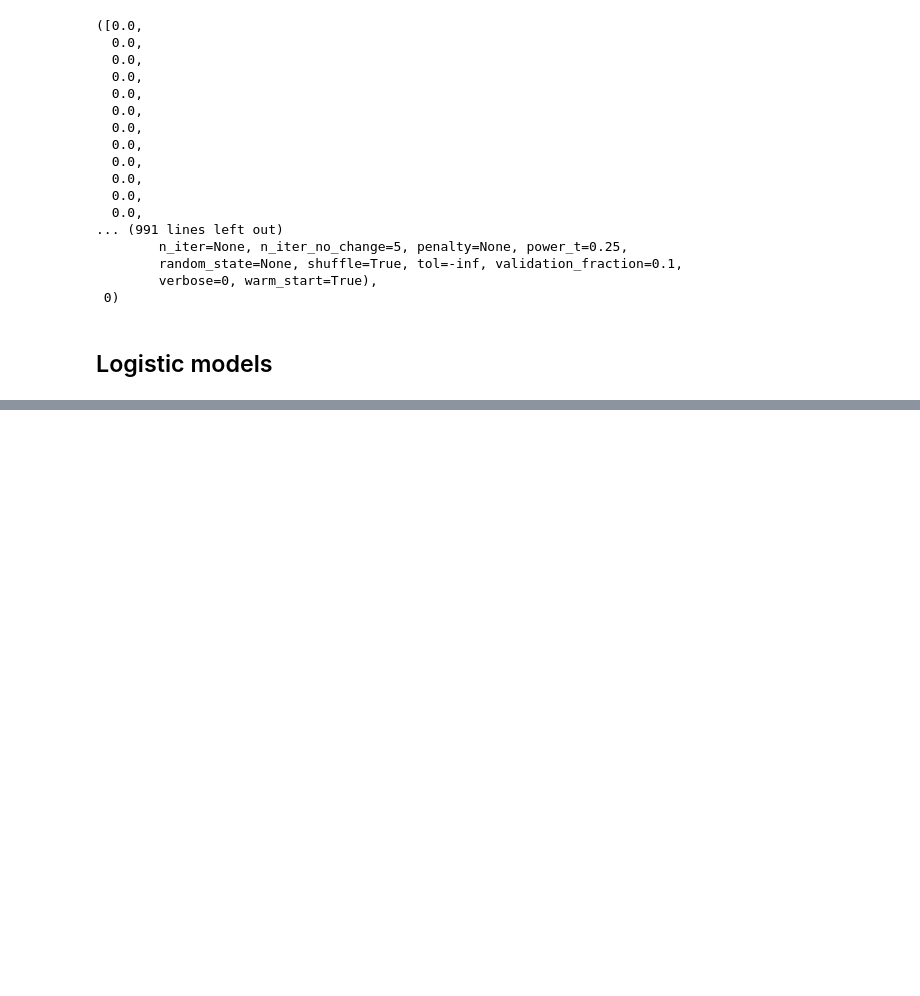
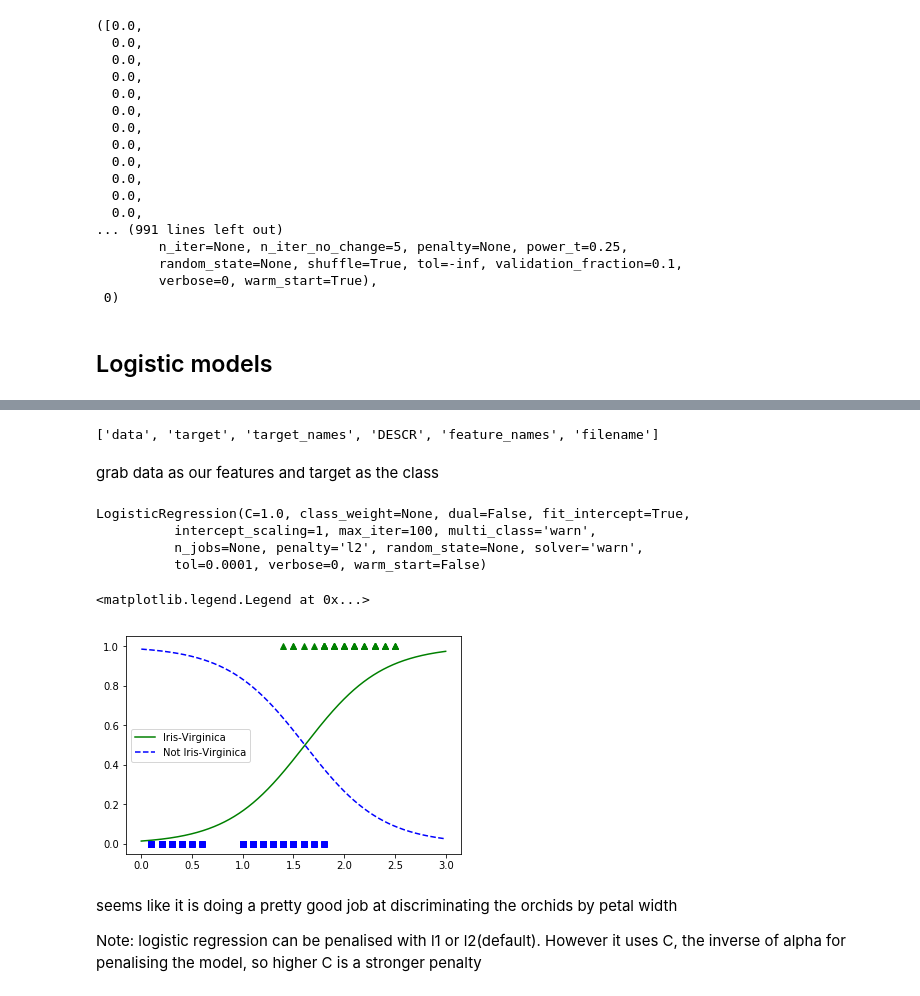
Before and after one commit to edd-r/handson-notes, a Jupyter notebook: notebooks/Training models - worked examples.ipynb, the cells around one changed output, grey strips where cells are left out. Saved outputs shown, nothing was run; the diff lists cells and outputs as text; code cells hidden in the pictures; blank space fills up the shorter version.

Commit message:
finished notes on chapter 4

```diff
--- a/notebooks/Training models - worked examples.ipynb
+++ b/notebooks/Training models - worked examples.ipynb
@@ -699,0 +757,11 @@ stopping(sgd_mdl,
+# %%
+iris = datasets.load_iris()
+# %%
+list(iris.keys())
+# %% [output]
+['data', 'target', 'target_names', 'DESCR', 'feature_names', 'filename']
+# %% [markdown]
+grab data as our features and target as the class
+# %%
+X = iris["data"][:,3:] #petal with
+y = (iris["target"]==2).astype(np.int) # iris-virginica or not iris-virginica as the class
@@ -699,0 +770,24 @@ stopping(sgd_mdl,
+# %%
+log_mdl = LogisticRegression()
+# %%
+log_mdl.fit(X,y)
+# %% [output]
+LogisticRegression(C=1.0, class_weight=None, dual=False, fit_intercept=True,
+          intercept_scaling=1, max_iter=100, multi_class='warn',
+          n_jobs=None, penalty='l2', random_state=None, solver='warn',
+          tol=0.0001, verbose=0, warm_start=False)
+# %%
+X_new = np.linspace(0, 3, 1000).reshape(-1, 1)
+y_proba = log_mdl.predict_proba(X_new)
+plt.plot(X_new, y_proba[:, 1], "g-", label="Iris-Virginica")
+plt.plot(X_new, y_proba[:, 0], "b--", label="Not Iris-Virginica")
+plt.plot(X[y==0], y[y==0], "bs")
+plt.plot(X[y==1], y[y==1], "g^")
+plt.legend(loc="center left", fontsize=10)
+# %% [output]
+<matplotlib.legend.Legend at 0x...>
+[figure, added]
+# %% [markdown]
+seems like it is doing a pretty good job at discriminating the orchids by petal width
+
+Note: logistic regression can be penalised with l1 or l2(default). However it uses C, the inverse of alpha for penalising the model, so higher C is a stronger penalty
```
Also changed, not shown: parts of 21 cells of this notebook.
